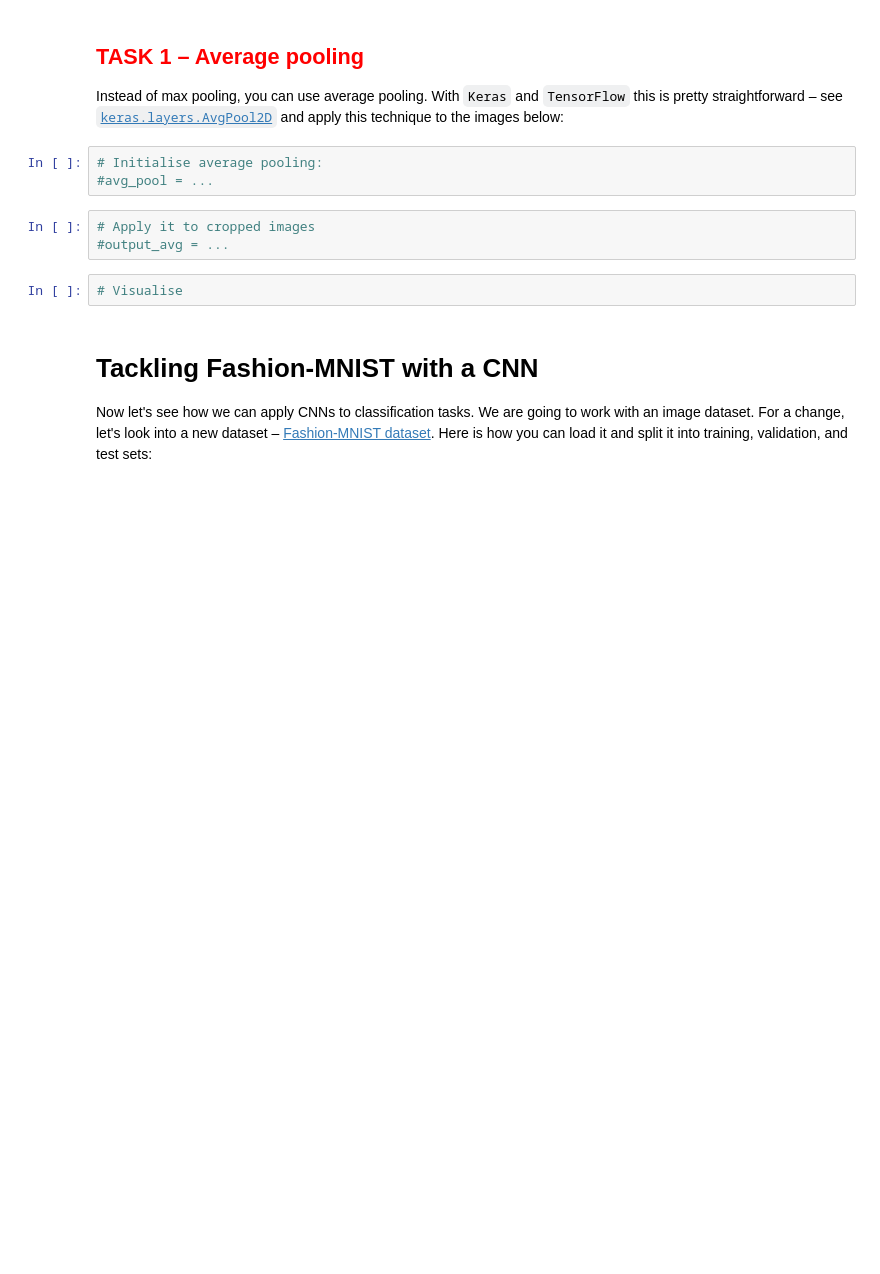
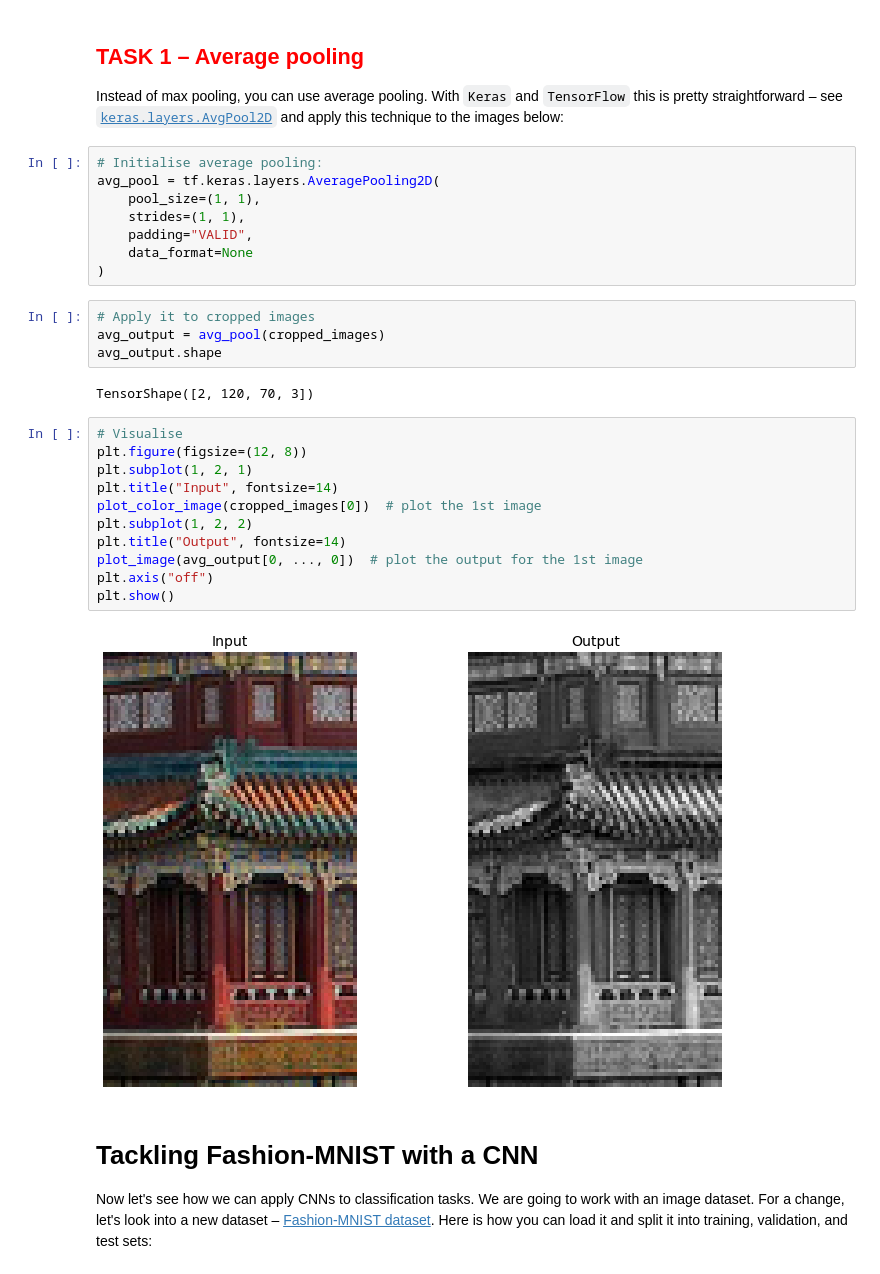
Before and after one commit to jayrabjohns/convolution-neural-networks, a Jupyter notebook: Practical6.ipynb, the cells around one changed output. Saved outputs shown, nothing was run; the diff lists cells and outputs as text; blank space fills up the shorter version.

```diff
--- a/Practical6.ipynb
+++ b/Practical6.ipynb
@@ -220,14 +261,33 @@ plt.show()
 ## <span style="color:red">TASK 1 – Average pooling</span>
 
 Instead of max pooling, you can use average pooling. With `Keras` and `TensorFlow` this is pretty straightforward –  see [`keras.layers.AvgPool2D`](https://www.tensorflow.org/api_docs/python/tf/keras/layers/AveragePooling2D) and apply this technique to the images below:
-# %%
-# Initialise average pooling:
-#avg_pool = ...
+# %%
+# Initialise average pooling:
+avg_pool = tf.keras.layers.AveragePooling2D(
+    pool_size=(1, 1),
+    strides=(1, 1),
+    padding="VALID",
+    data_format=None
+)
 # %%
 # Apply it to cropped images
-#output_avg = ...
+avg_output = avg_pool(cropped_images)
+avg_output.shape
+# %% [output]
+TensorShape([2, 120, 70, 3])
-# %%
-# Visualise
+# %%
+# Visualise
+plt.figure(figsize=(12, 8))
+plt.subplot(1, 2, 1)
+plt.title("Input", fontsize=14)
+plot_color_image(cropped_images[0])  # plot the 1st image
+plt.subplot(1, 2, 2)
+plt.title("Output", fontsize=14)
+plot_image(avg_output[0, ..., 0])  # plot the output for the 1st image
+plt.axis("off")
+plt.show()
+# %% [output]
+[figure, added]
 # %% [markdown]
 # Tackling Fashion-MNIST with a CNN
 
```
Also changed, not shown: parts of 52 cells of this notebook.
